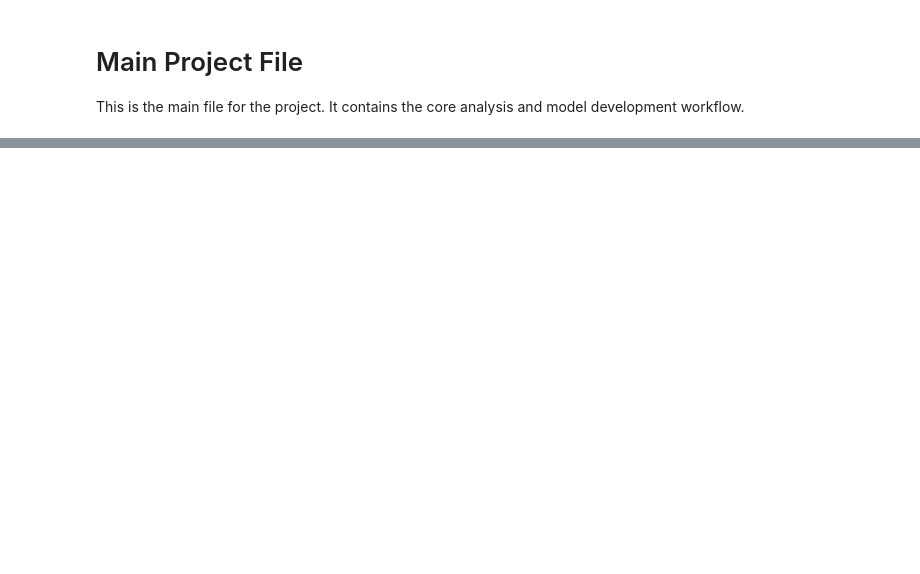
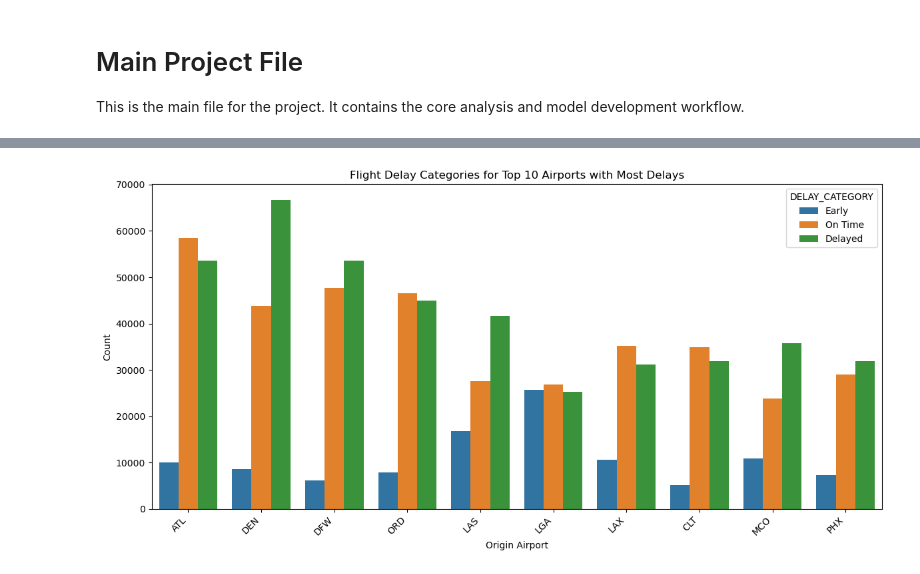
Before and after one commit to mattlundberg/Project-2, a Jupyter notebook: src/main.ipynb, the cells around one changed output, grey strips where cells are left out. Saved outputs shown, nothing was run; the diff lists cells and outputs as text; code cells hidden in the pictures; blank space fills up the shorter version.

Commit message:
Update main.ipynb
Adding graphs to help us understand the data better.

```diff
--- a/src/main.ipynb
+++ b/src/main.ipynb
@@ -65,0 +86,27 @@ INFO:modelhelper:Model successfully loaded from models\decision_tree.pkl
+# %%
+# Get the top 10 airports with most delays
+delayed_flights = flight_data[flight_data['DELAY_CATEGORY'] != 'No Delay']
+top_10_airports = delayed_flights['ORIGIN'].value_counts().nlargest(10).index
+
+# Filter data for top 10 airports
+plot_data = flight_data[flight_data['ORIGIN'].isin(top_10_airports)]
+
+# Create a bar plot showing delay categories for top 10 airports
+plt.figure(figsize=(12, 6))
+sns.countplot(data=plot_data, x='ORIGIN', hue='DELAY_CATEGORY', order=top_10_airports)
+
+# Rotate x-axis labels for better readability
+plt.xticks(rotation=45, ha='right')
+
+# Add labels and title
+plt.xlabel('Origin Airport')
+plt.ylabel('Count')
+plt.title('Flight Delay Categories for Top 10 Airports with Most Delays')
+
+# Adjust layout to prevent label cutoff
+plt.tight_layout()
+
+# Show the plot
+plt.show()
+# %% [output]
+[figure, added]
```
Also changed, not shown: parts of 2 cells of this notebook.
